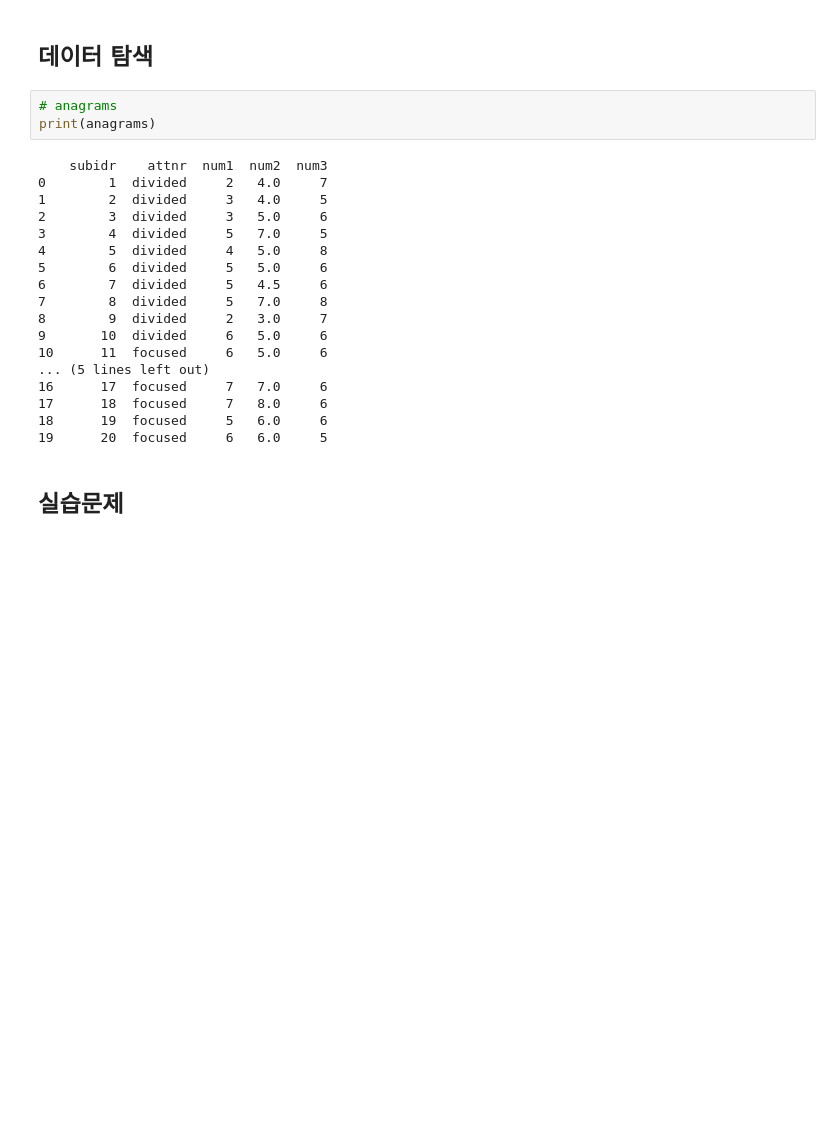
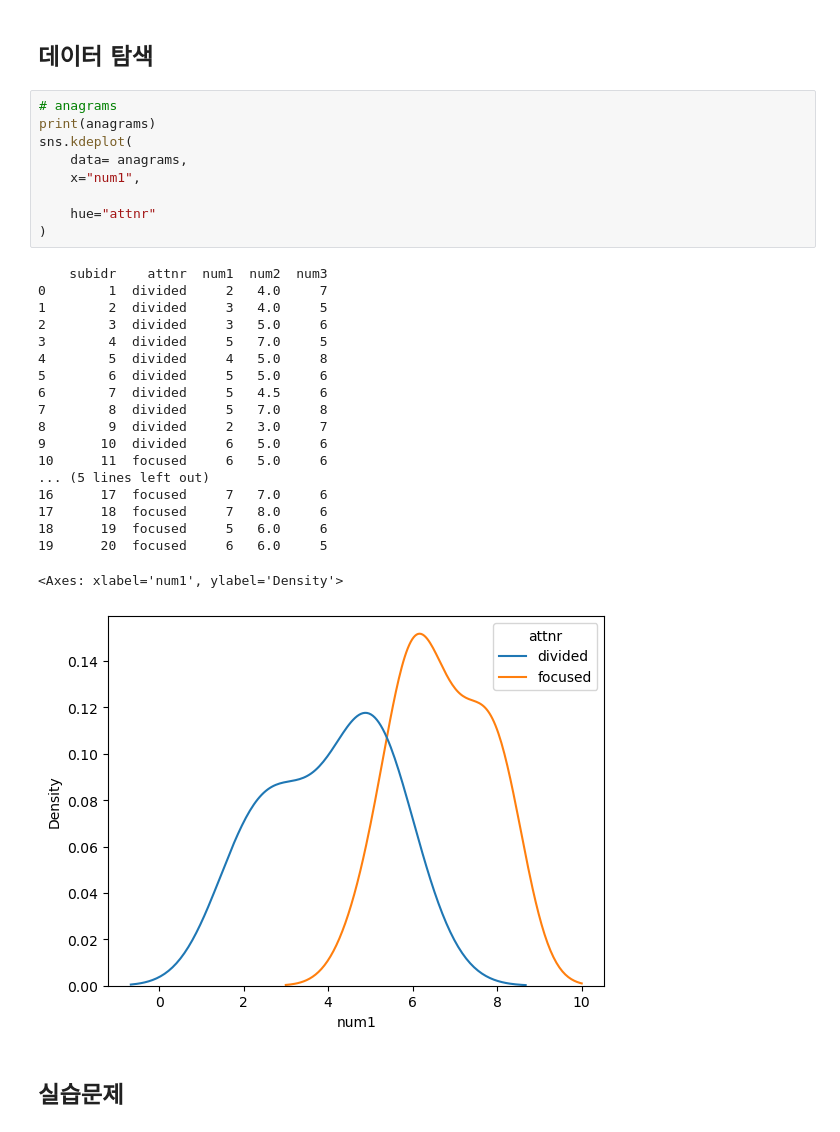
Before and after one commit to DonginJeon/Seaborn, a Jupyter notebook: 25_problem_seaborn_practice.ipynb, the cells around one changed output. Drawn from its saved outputs; the diff is of its cells as text; blank space fills up the shorter version.

```diff
--- a/25_problem_seaborn_practice.ipynb
+++ b/25_problem_seaborn_practice.ipynb
@@ -212,24 +212,32 @@ titanic = sns.load_dataset("titanic")
 # %%
 # anagrams
 print(anagrams)
+sns.kdeplot(
+    data= anagrams,
+    x="num1",
+
+    hue="attnr"
+)
 # %% [output]
     subidr    attnr  num1  num2  num3
 0        1  divided     2   4.0     7
 1        2  divided     3   4.0     5
 2        3  divided     3   5.0     6
 3        4  divided     5   7.0     5
 4        5  divided     4   5.0     8
 5        6  divided     5   5.0     6
 6        7  divided     5   4.5     6
 7        8  divided     5   7.0     8
 8        9  divided     2   3.0     7
 9       10  divided     6   5.0     6
 10      11  focused     6   5.0     6
 ... (5 lines left out)
 16      17  focused     7   7.0     6
 17      18  focused     7   8.0     6
 18      19  focused     5   6.0     6
 19      20  focused     6   6.0     5
+<Axes: xlabel='num1', ylabel='Density'>
+[figure, added]
 # %% [markdown]
 ## 실습문제
 # %% [markdown]
```
